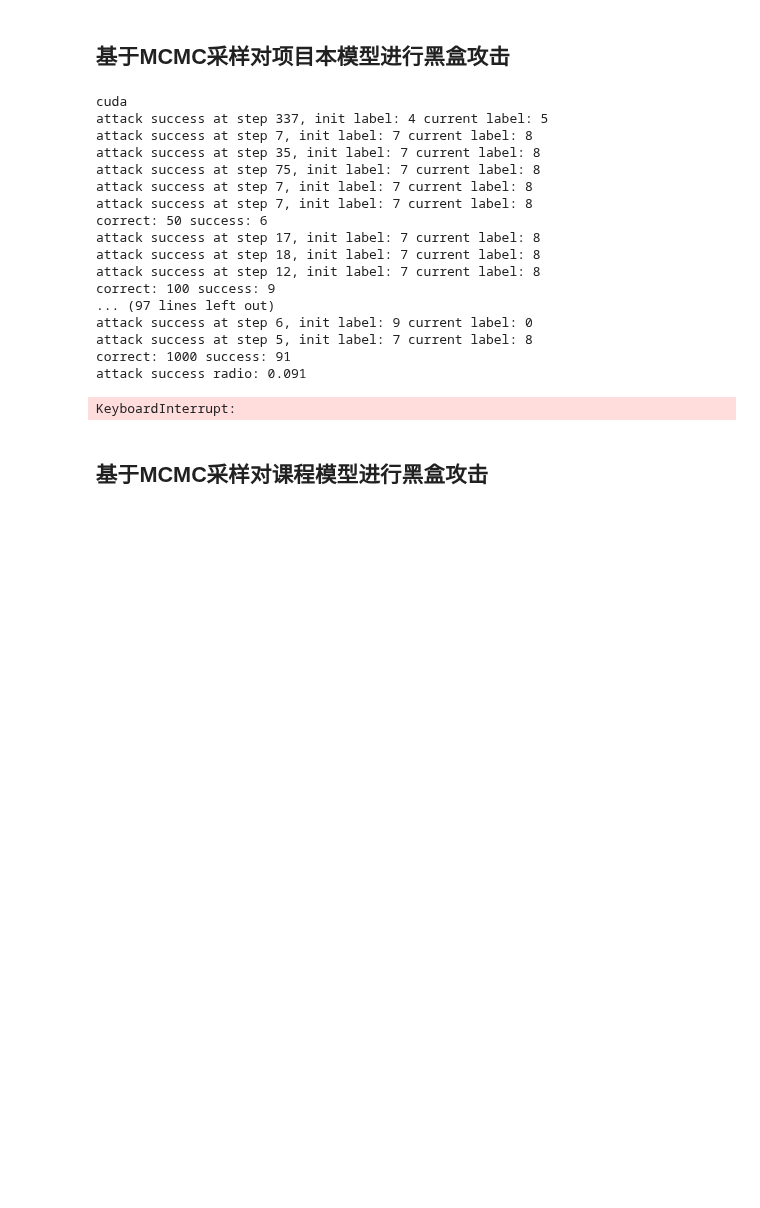
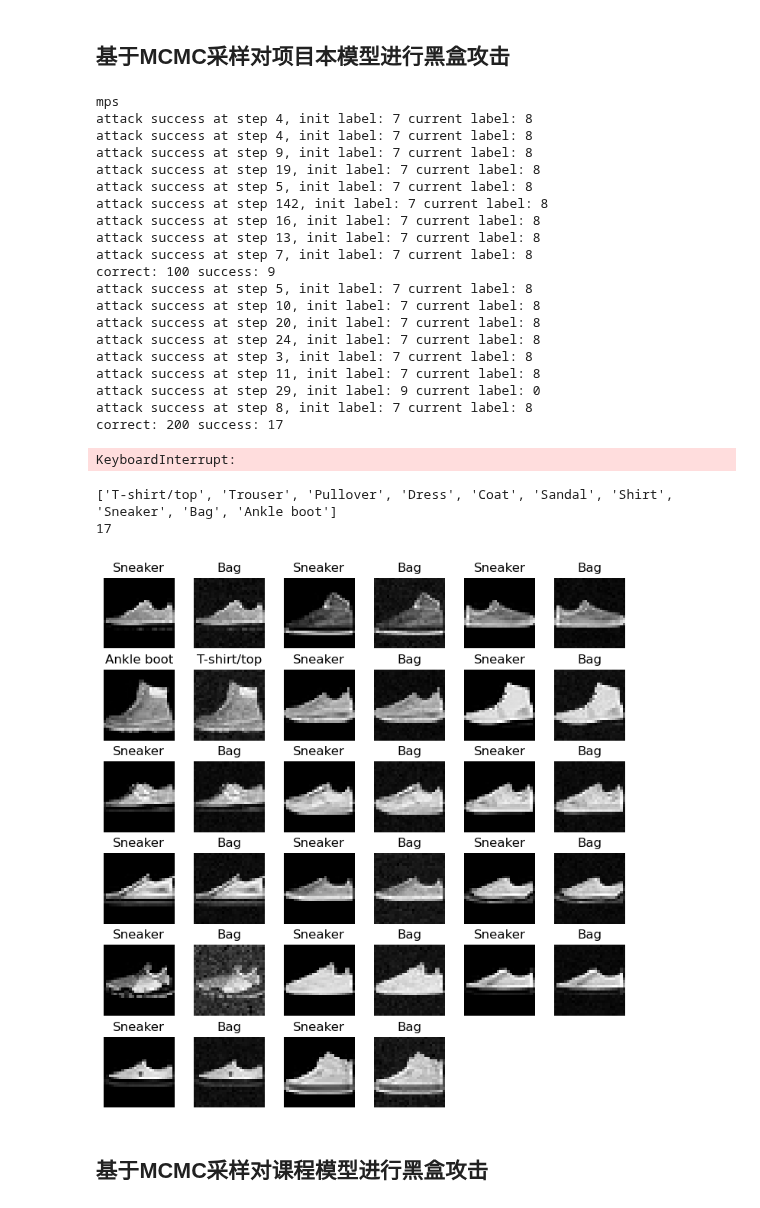
Before and after one commit to AkexStar/LiGe-DeepLearning-PKUCourse, a Jupyter notebook: homework-2/code/black-attack.ipynb, the cells around one changed output. Saved outputs shown, nothing was run; the diff lists cells and outputs as text; code cells hidden in the pictures; blank space fills up the shorter version.

```diff
--- a/homework-2/code/black-attack.ipynb
+++ b/homework-2/code/black-attack.ipynb
@@ -329,7 +329,7 @@ for (img, label) in test_loader:
     correct = correct + 1
     # if correct > 1000:
         # break
-    res, attack_img = attack_mcmc(img, label, model, device, max_step=500, std=0.02, thres_d=0.05)
+    res, attack_img = attack_mcmc(img, label, model, device, max_step=300, std=0.02, thres_d=0.05)
     if res:
         adv_examples.append((img.cpu().detach().numpy().squeeze(), attack_img.cpu().detach().numpy().squeeze(), label.item()))
         success_num = success_num + 1
@@ -341,23 +341,26 @@ current_time = datetime.datetime.now()
 with open(f"../attack_data/ResNet-black-MCMC-{current_time.strftime('%H-%M')}.pkl", 'wb') as f:
     pickle.dump(adv_examples, f)
 # %% [output]
-cuda
-attack success at step 337, init label: 4 current label: 5
+mps
+attack success at step 4, init label: 7 current label: 8
+attack success at step 4, init label: 7 current label: 8
+attack success at step 9, init label: 7 current label: 8
+attack success at step 19, init label: 7 current label: 8
+attack success at step 5, init label: 7 current label: 8
+attack success at step 142, init label: 7 current label: 8
+attack success at step 16, init label: 7 current label: 8
+attack success at step 13, init label: 7 current label: 8
 attack success at step 7, init label: 7 current label: 8
-attack success at step 35, init label: 7 current label: 8
-attack success at step 75, init label: 7 current label: 8
-attack success at step 7, init label: 7 current label: 8
-attack success at step 7, init label: 7 current label: 8
-correct: 50 success: 6
-attack success at step 17, init label: 7 current label: 8
-attack success at step 18, init label: 7 current label: 8
-attack success at step 12, init label: 7 current label: 8
 correct: 100 success: 9
-... (97 lines left out)
-attack success at step 6, init label: 9 current label: 0
 attack success at step 5, init label: 7 current label: 8
-correct: 1000 success: 91
-attack success radio: 0.091
+attack success at step 10, init label: 7 current label: 8
+attack success at step 20, init label: 7 current label: 8
+attack success at step 24, init label: 7 current label: 8
+attack success at step 3, init label: 7 current label: 8
+attack success at step 11, init label: 7 current label: 8
+attack success at step 29, init label: 9 current label: 0
+attack success at step 8, init label: 7 current label: 8
+correct: 200 success: 17
 KeyboardInterrupt:
 # %%
 import matplotlib.pyplot as plt
@@ -367,42 +370,48 @@ import torchvision
 import numpy as np
 import random
 import pickle
-
+current_time = datetime.datetime.now()
+with open(f"../attack_data/ResNet-black-MCMC-{current_time.strftime('%H-%M')}.pkl", 'wb') as f:
+    pickle.dump(adv_examples, f)
 # 加载测试集类别
 test_data = torchvision.datasets.FashionMNIST(root='../data', train=False, download=True, transform=transforms.ToTensor())
 class_names = list(test_data.classes)
 print(class_names)
 
 adv_examples = []
-with open(f"../attack_data/ResNet-black-MCMC-01-47.pkl", 'rb') as f:
+with open(f"../attack_data/ResNet-black-MCMC-22-43.pkl", 'rb') as f:
     adv_examples = pickle.load(f)
 print(len(adv_examples))
 random.seed(2023)
 random.shuffle(adv_examples)
 
 torch.manual_seed(2023)
 fig = plt.figure(figsize=(9, 9))
 rows, cols = 6, 6
 cnt = 1
 for i, (data, perturbed_data, target) in enumerate(adv_examples):
     if cnt > rows * cols:
         break
     random_idx = target
     fig.add_subplot(rows, cols, cnt)
     plt.imshow(data, cmap="gray")
     plt.title(class_names[random_idx])
     plt.axis(False)
     # plt.imsave(f'../images/White-N{cnt // 2}-Original-{random_idx}-{class_names[random_idx]}.png', data.cpu().detach().numpy().squeeze())
     cnt += 1
 
     fig.add_subplot(rows, cols, cnt)
     plt.imshow(perturbed_data, cmap="gray")
     attack_target = (random_idx + 1) % 10
     plt.title(class_names[attack_target])
     plt.axis(False)
     # plt.imsave(f'../images/White-N{(cnt-1) // 2}-Perturbed-{attack_target}-{class_names[attack_target]}.png', perturbed_data.cpu().detach().numpy().squeeze())
     cnt += 1
 fig.subplots_adjust(hspace=0.3, wspace=0.1)
+# %% [output]
+['T-shirt/top', 'Trouser', 'Pullover', 'Dress', 'Coat', 'Sandal', 'Shirt', 'Sneaker', 'Bag', 'Ankle boot']
+17
+[figure, added]
 # %% [markdown]
 ## 基于MCMC采样对课程模型进行黑盒攻击
 # %%
```
